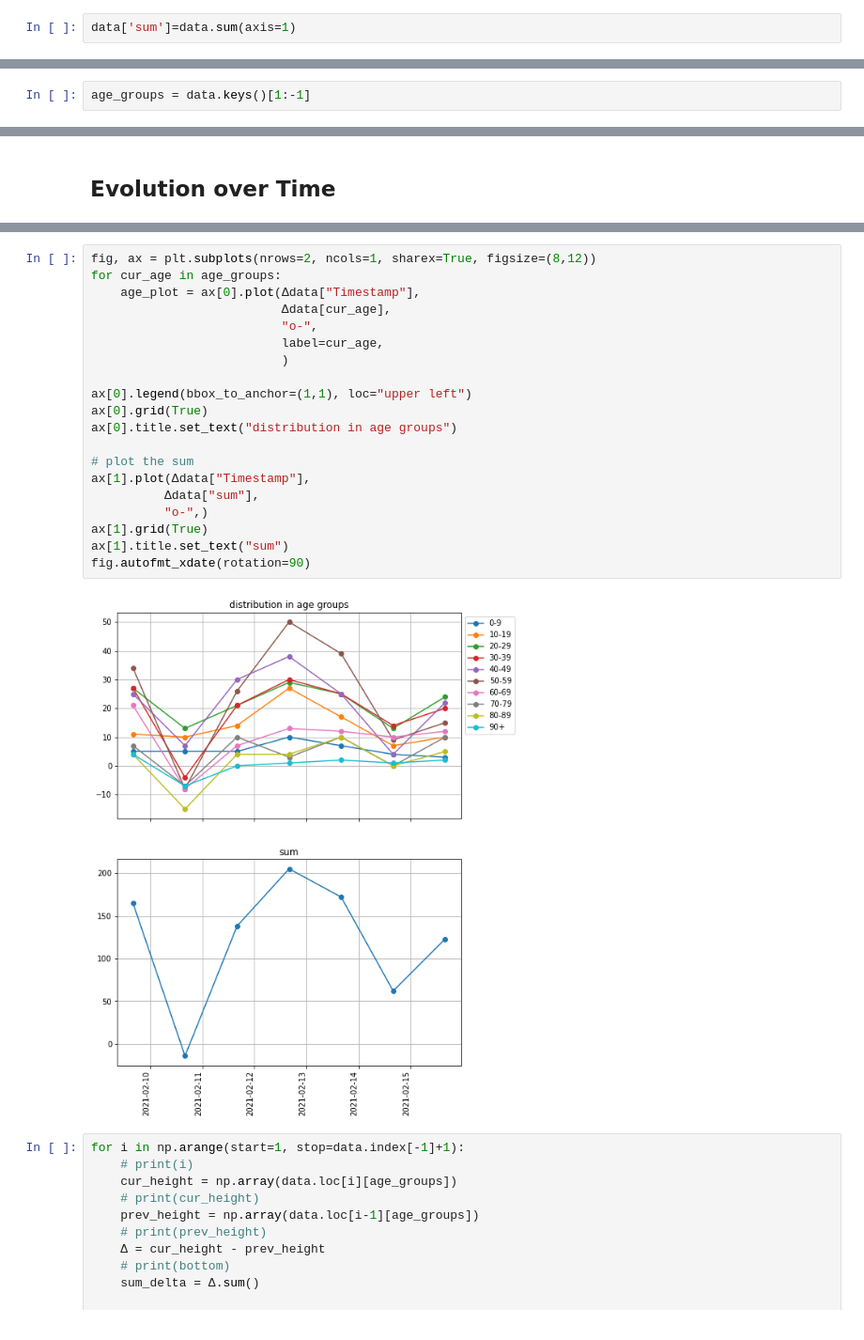
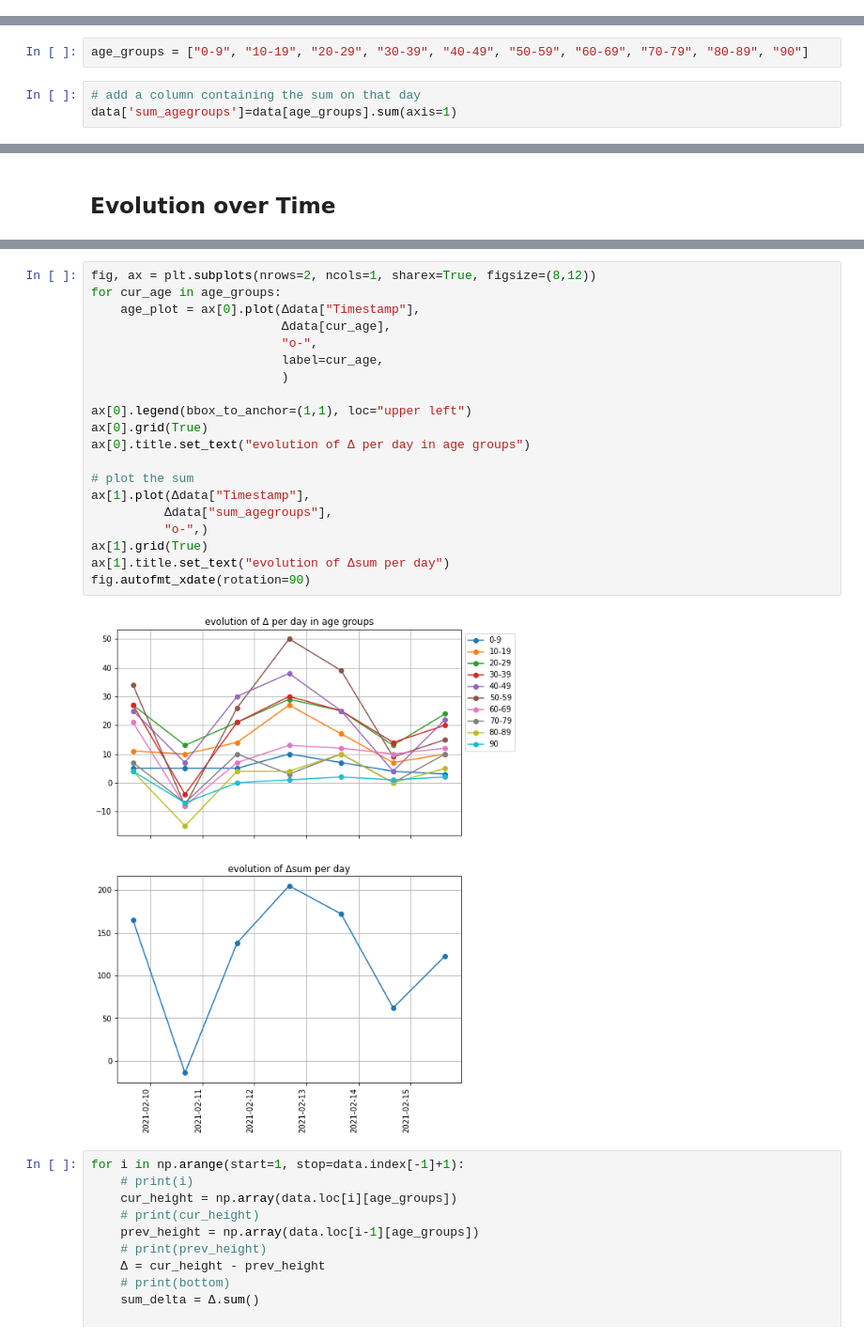
Before and after one commit to hydroclaus/corona_varianten_bw, a Jupyter notebook: new_variants_bw.ipynb, the cells around one changed output, grey strips where cells are left out. Shown at 94% size. Cells and saved outputs as stored; diff of their text form.

Commit message:
updated IO and plotting for new data-composition (tab separated)

```diff
--- a/new_variants_bw.ipynb
+++ b/new_variants_bw.ipynb
@@ -14,2 +13,0 @@ data = pd.read_csv("./data/data_corona_varianten.txt",
-# %%
-data['sum']=data.sum(axis=1)
@@ -16,3 +38,8 @@ data['sum']=data.sum(axis=1)
+# %%
+age_groups = ["0-9", "10-19", "20-29", "30-39", "40-49", "50-59", "60-69", "70-79", "80-89", "90"]
+# %%
+# add a column containing the sum on that day
+data['sum_agegroups']=data[age_groups].sum(axis=1)
 # %%
 data
 # %% [output]
@@ -48,2 +57,0 @@ Index(['Timestamp', '0-9', '10-19', '20-29', '30-39', '40-49', '50-59',
-# %%
-age_groups = data.keys()[1:-1]
@@ -187,25 +194,25 @@ fig.autofmt_xdate(rotation=90)
 # %%
 fig, ax = plt.subplots(nrows=2, ncols=1, sharex=True, figsize=(8,12))
 for cur_age in age_groups:
     age_plot = ax[0].plot(Δdata["Timestamp"],
                           Δdata[cur_age],
                           "o-",
                           label=cur_age,
                           )
 
 ax[0].legend(bbox_to_anchor=(1,1), loc="upper left")
 ax[0].grid(True)
-ax[0].title.set_text("distribution in age groups")
+ax[0].title.set_text("evolution of Δ per day in age groups")
 
 # plot the sum
 ax[1].plot(Δdata["Timestamp"],
-          Δdata["sum"],
+          Δdata["sum_agegroups"],
           "o-",)
 ax[1].grid(True)
-ax[1].title.set_text("sum")
+ax[1].title.set_text("evolution of Δsum per day")
 fig.autofmt_xdate(rotation=90)
 # %% [output]
-[figure, old version]
+[figure, new version]
 # %%
 for i in np.arange(start=1, stop=data.index[-1]+1):
     # print(i)
```
Also changed, not shown: parts of 19 cells of this notebook.
